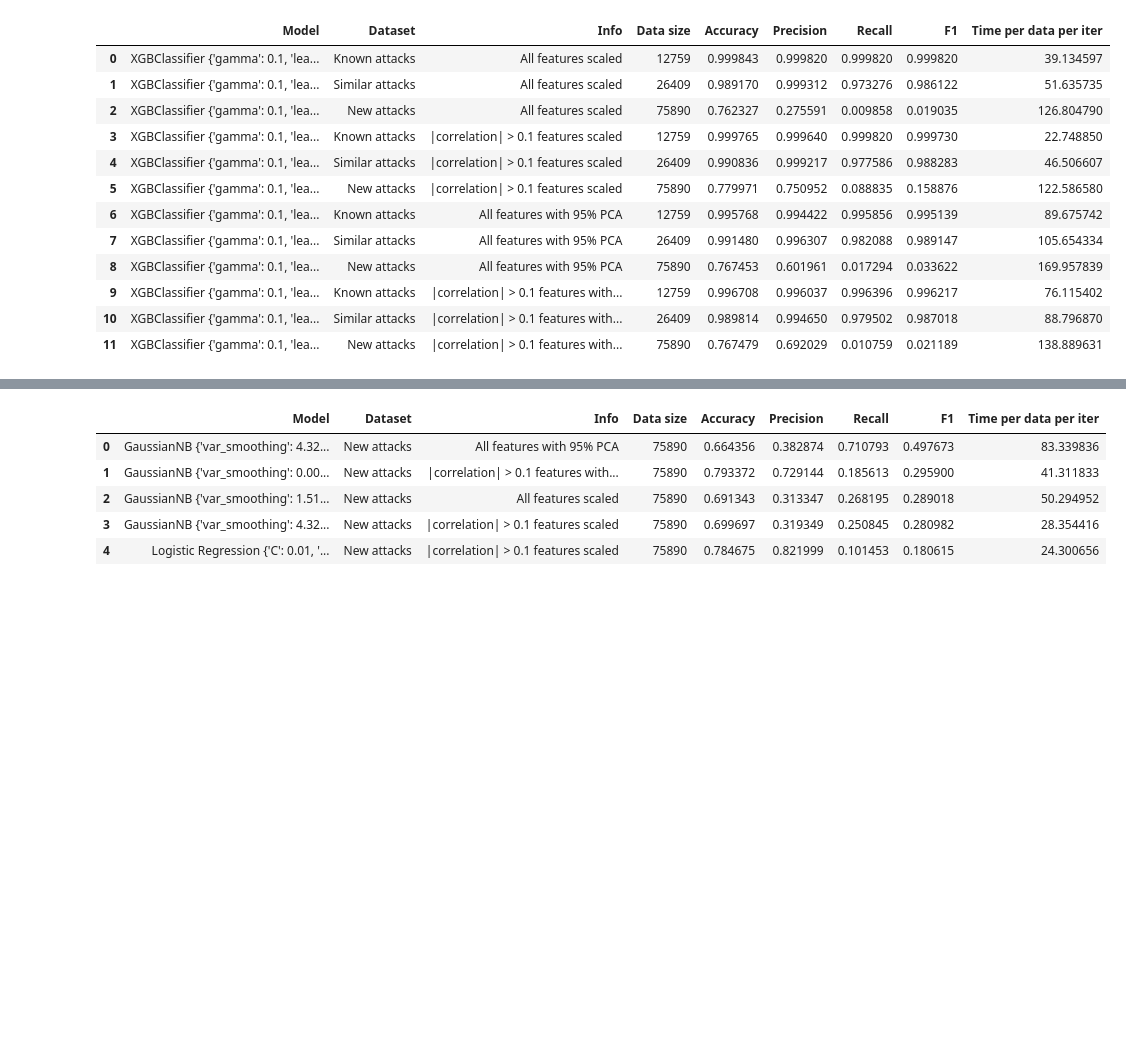
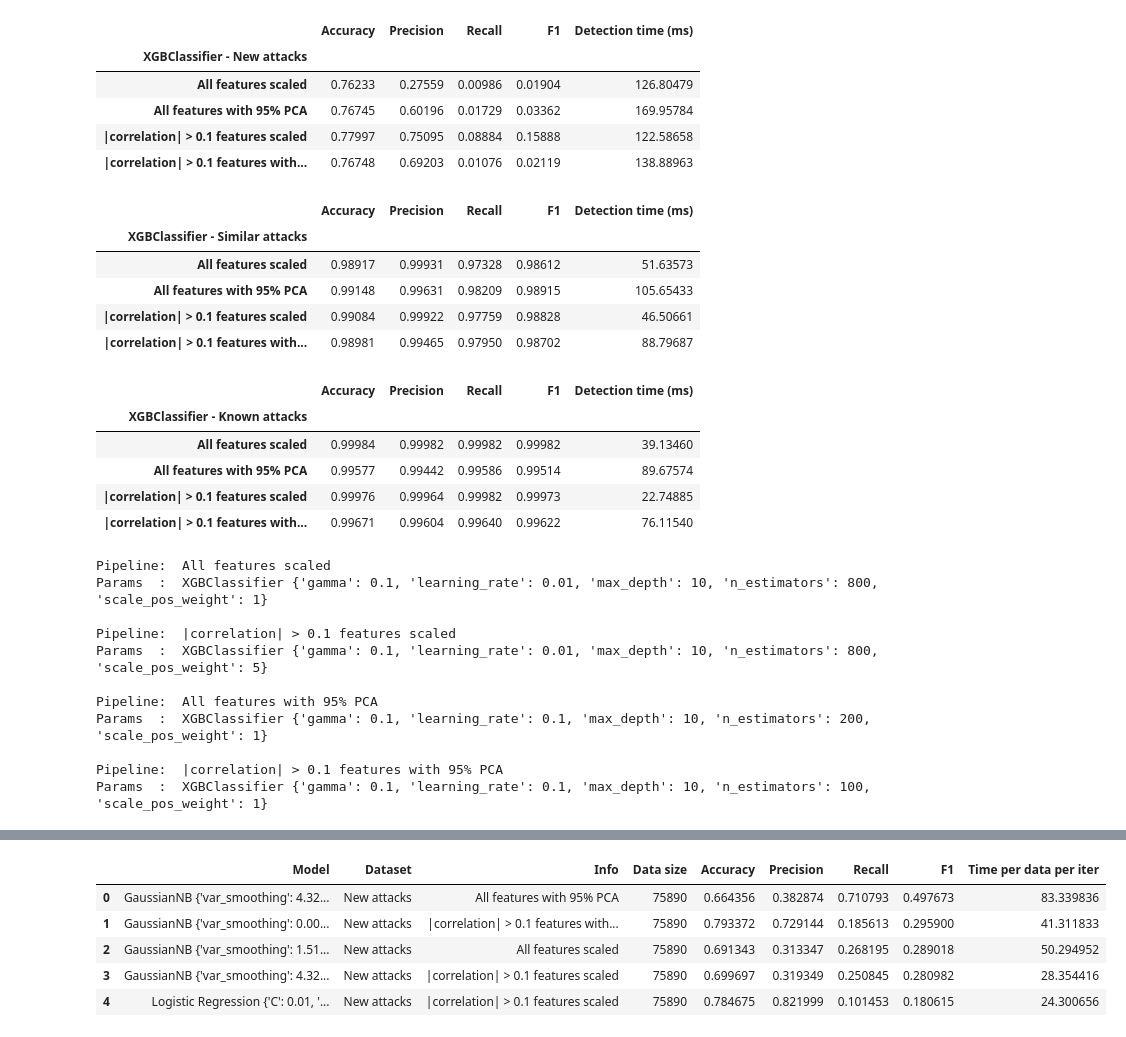
Before and after one commit to ibrahimmkhalid/data-245-project, a Jupyter notebook: results_analysis.ipynb, the cells around one changed output, grey strips where cells are left out. Drawn from its saved outputs; the diff is of its cells as text; code cells hidden in the pictures; blank space fills up the shorter version.

```diff
--- a/results_analysis.ipynb
+++ b/results_analysis.ipynb
@@ -16,2 +8,27 @@ common_latex_args = {
 bu = Benchmark()
 bu.import_df("./benchmark_results.csv")
+# %%
+def pretty_print(model):
+    df = bu.display(model=model)
+    df = df.rename(columns={"Time per data per iter": "Detection time (ms)"})
+
+    dataset = "New attacks"
+    tmp = df[df["Dataset"] == dataset]
+    tmp = tmp.pivot(index=["Info"], columns="Dataset", values=["Accuracy", "Precision", "Recall", "F1", "Detection time (ms)"])
+    tmp.columns = [col[0] for col in tmp.columns]
+    display(tmp.round(5).rename_axis(f"{model} - {dataset}"))
+    dataset = "Similar attacks"
+    tmp = df[df["Dataset"] == dataset]
+    tmp = tmp.pivot(index=["Info"], columns="Dataset", values=["Accuracy", "Precision", "Recall", "F1", "Detection time (ms)"])
+    tmp.columns = [col[0] for col in tmp.columns]
+    display(tmp.round(5).rename_axis(f"{model} - {dataset}"))
+    dataset = "Known attacks"
+    tmp = df[df["Dataset"] == dataset]
+    tmp = tmp.pivot(index=["Info"], columns="Dataset", values=["Accuracy", "Precision", "Recall", "F1", "Detection time (ms)"])
+    tmp.columns = [col[0] for col in tmp.columns]
+    display(tmp.round(5).rename_axis(f"{model} - {dataset}"))
+    params=df[["Model", "Info"]].drop_duplicates().reset_index(drop=True).values
+    for param in params:
+        print("Pipeline: ", param[1])
+        print("Params  : ", param[0])
+        print()
@@ -66,17 +140,33 @@ bu.display(model="Logistic Regression")
 # %%
-bu.display(model="XGBClassifier")
+pretty_print(model="XGBClassifier")
 # %% [output]
-|  | Model | Dataset | Info | Data size | Accuracy | Precision | Recall | F1 | Time per data per iter |
-| 0 | XGBClassifier {'gamma': 0.1, 'lea... | Known attacks | All features scaled | 12759 | 0.999843 | 0.999820 | 0.999820 | 0.999820 | 39.134597 |
-| 1 | XGBClassifier {'gamma': 0.1, 'lea... | Similar attacks | All features scaled | 26409 | 0.989170 | 0.999312 | 0.973276 | 0.986122 | 51.635735 |
-| 2 | XGBClassifier {'gamma': 0.1, 'lea... | New attacks | All features scaled | 75890 | 0.762327 | 0.275591 | 0.009858 | 0.019035 | 126.804790 |
-| 3 | XGBClassifier {'gamma': 0.1, 'lea... | Known attacks | |correlation| > 0.1 features scaled | 12759 | 0.999765 | 0.999640 | 0.999820 | 0.999730 | 22.748850 |
-| 4 | XGBClassifier {'gamma': 0.1, 'lea... | Similar attacks | |correlation| > 0.1 features scaled | 26409 | 0.990836 | 0.999217 | 0.977586 | 0.988283 | 46.506607 |
-| 5 | XGBClassifier {'gamma': 0.1, 'lea... | New attacks | |correlation| > 0.1 features scaled | 75890 | 0.779971 | 0.750952 | 0.088835 | 0.158876 | 122.586580 |
-| 6 | XGBClassifier {'gamma': 0.1, 'lea... | Known attacks | All features with 95% PCA | 12759 | 0.995768 | 0.994422 | 0.995856 | 0.995139 | 89.675742 |
-| 7 | XGBClassifier {'gamma': 0.1, 'lea... | Similar attacks | All features with 95% PCA | 26409 | 0.991480 | 0.996307 | 0.982088 | 0.989147 | 105.654334 |
-| 8 | XGBClassifier {'gamma': 0.1, 'lea... | New attacks | All features with 95% PCA | 75890 | 0.767453 | 0.601961 | 0.017294 | 0.033622 | 169.957839 |
-| 9 | XGBClassifier {'gamma': 0.1, 'lea... | Known attacks | |correlation| > 0.1 features with... | 12759 | 0.996708 | 0.996037 | 0.996396 | 0.996217 | 76.115402 |
-| 10 | XGBClassifier {'gamma': 0.1, 'lea... | Similar attacks | |correlation| > 0.1 features with... | 26409 | 0.989814 | 0.994650 | 0.979502 | 0.987018 | 88.796870 |
-| 11 | XGBClassifier {'gamma': 0.1, 'lea... | New attacks | |correlation| > 0.1 features with... | 75890 | 0.767479 | 0.692029 | 0.010759 | 0.021189 | 138.889631 |
+|  | Accuracy | Precision | Recall | F1 | Detection time (ms) |
+| XGBClassifier - New attacks |  |  |  |  |  |
+| All features scaled | 0.76233 | 0.27559 | 0.00986 | 0.01904 | 126.80479 |
+| All features with 95% PCA | 0.76745 | 0.60196 | 0.01729 | 0.03362 | 169.95784 |
+| |correlation| > 0.1 features scaled | 0.77997 | 0.75095 | 0.08884 | 0.15888 | 122.58658 |
+| |correlation| > 0.1 features with... | 0.76748 | 0.69203 | 0.01076 | 0.02119 | 138.88963 |
+|  | Accuracy | Precision | Recall | F1 | Detection time (ms) |
+| XGBClassifier - Similar attacks |  |  |  |  |  |
+| All features scaled | 0.98917 | 0.99931 | 0.97328 | 0.98612 | 51.63573 |
+| All features with 95% PCA | 0.99148 | 0.99631 | 0.98209 | 0.98915 | 105.65433 |
+| |correlation| > 0.1 features scaled | 0.99084 | 0.99922 | 0.97759 | 0.98828 | 46.50661 |
+| |correlation| > 0.1 features with... | 0.98981 | 0.99465 | 0.97950 | 0.98702 | 88.79687 |
+|  | Accuracy | Precision | Recall | F1 | Detection time (ms) |
+| XGBClassifier - Known attacks |  |  |  |  |  |
+| All features scaled | 0.99984 | 0.99982 | 0.99982 | 0.99982 | 39.13460 |
+| All features with 95% PCA | 0.99577 | 0.99442 | 0.99586 | 0.99514 | 89.67574 |
+| |correlation| > 0.1 features scaled | 0.99976 | 0.99964 | 0.99982 | 0.99973 | 22.74885 |
+| |correlation| > 0.1 features with... | 0.99671 | 0.99604 | 0.99640 | 0.99622 | 76.11540 |
+Pipeline:  All features scaled
+Params  :  XGBClassifier {'gamma': 0.1, 'learning_rate': 0.01, 'max_depth': 10, 'n_estimators': 800, 'scale_pos_weight': 1}
+
+Pipeline:  |correlation| > 0.1 features scaled
+Params  :  XGBClassifier {'gamma': 0.1, 'learning_rate': 0.01, 'max_depth': 10, 'n_estimators': 800, 'scale_pos_weight': 5}
+
+Pipeline:  All features with 95% PCA
+Params  :  XGBClassifier {'gamma': 0.1, 'learning_rate': 0.1, 'max_depth': 10, 'n_estimators': 200, 'scale_pos_weight': 1}
+
+Pipeline:  |correlation| > 0.1 features with 95% PCA
+Params  :  XGBClassifier {'gamma': 0.1, 'learning_rate': 0.1, 'max_depth': 10, 'n_estimators': 100, 'scale_pos_weight': 1}
 # %%
```
Also changed, not shown: parts of 6 cells of this notebook.
